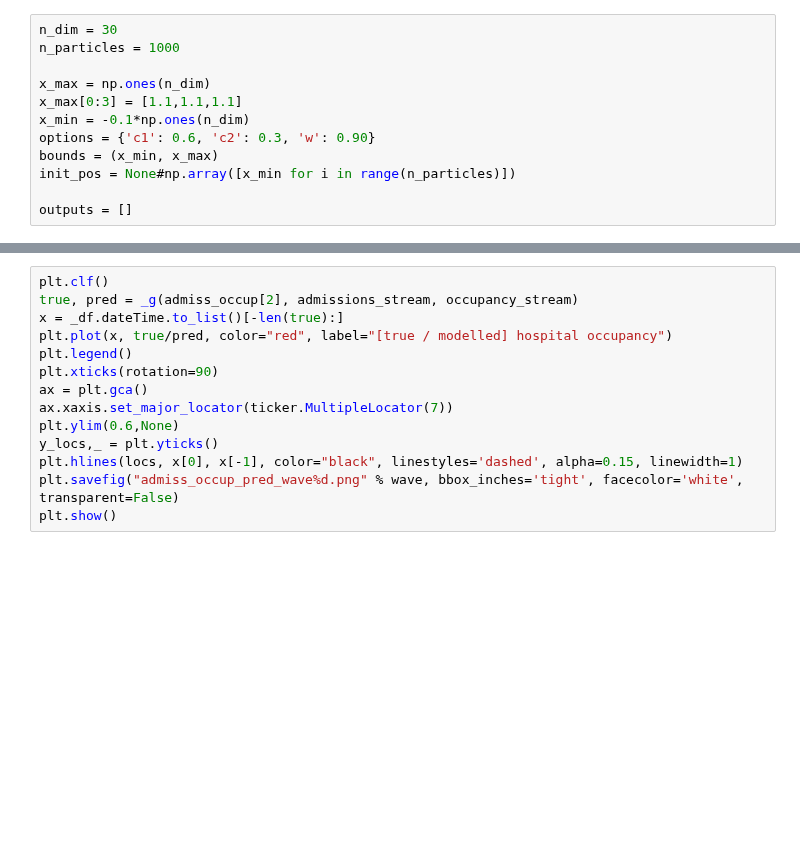
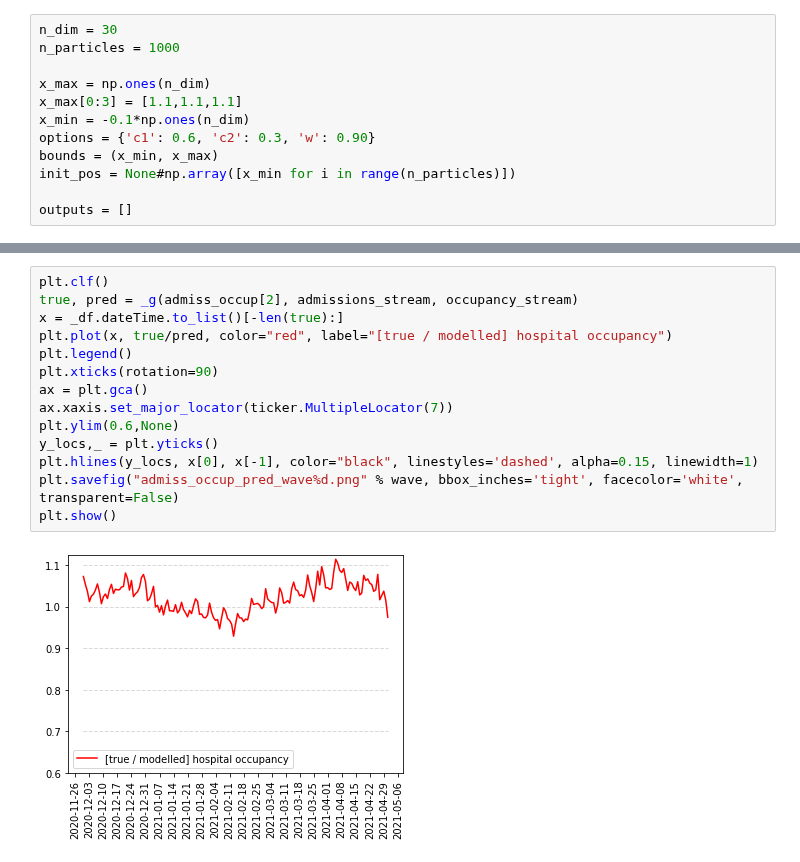
Before and after one commit to nicfreeman1209/covid-19, a Jupyter notebook: conv-estimator/convolution estimator.ipynb, the cells around one changed output, grey strips where cells are left out. Drawn from its saved outputs; the diff is of its cells as text; blank space fills up the shorter version.

```diff
--- a/conv-estimator/convolution estimator.ipynb
+++ b/conv-estimator/convolution estimator.ipynb
@@ -320,17 +323,19 @@ admiss_occup[wave] = y_avg
 # %%
 plt.clf()
 true, pred = _g(admiss_occup[2], admissions_stream, occupancy_stream)
 x = _df.dateTime.to_list()[-len(true):]
 plt.plot(x, true/pred, color="red", label="[true / modelled] hospital occupancy")
 plt.legend()
 plt.xticks(rotation=90)
 ax = plt.gca()
 ax.xaxis.set_major_locator(ticker.MultipleLocator(7))
 plt.ylim(0.6,None)
 y_locs,_ = plt.yticks()
-plt.hlines(locs, x[0], x[-1], color="black", linestyles='dashed', alpha=0.15, linewidth=1)
+plt.hlines(y_locs, x[0], x[-1], color="black", linestyles='dashed', alpha=0.15, linewidth=1)
 plt.savefig("admiss_occup_pred_wave%d.png" % wave, bbox_inches='tight', facecolor='white', transparent=False)
 plt.show()
+# %% [output]
+[figure, added]
 # %%
 for wave,y_avg in admiss_occup.items():
     print(wave, np.sum(y_avg), center_of_mass(np.array(y_avg)))
```
Also changed, not shown: parts of 3 cells of this notebook.
